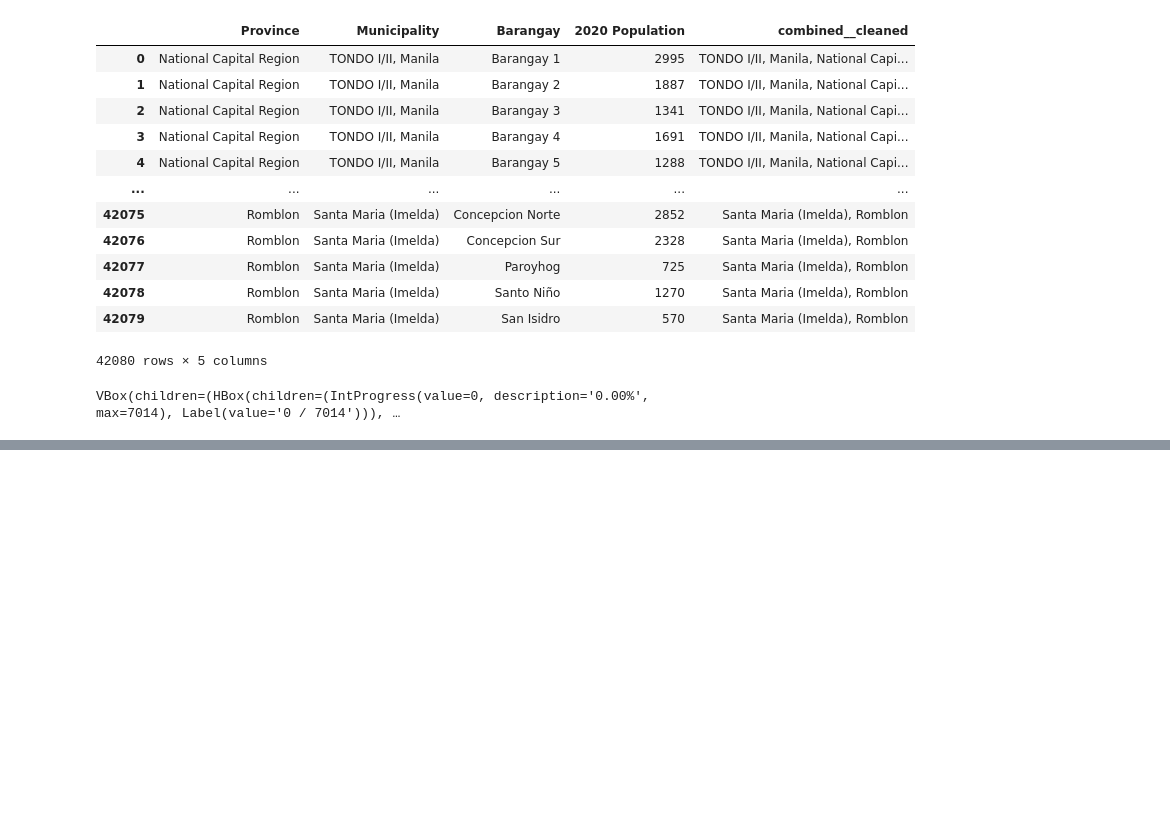
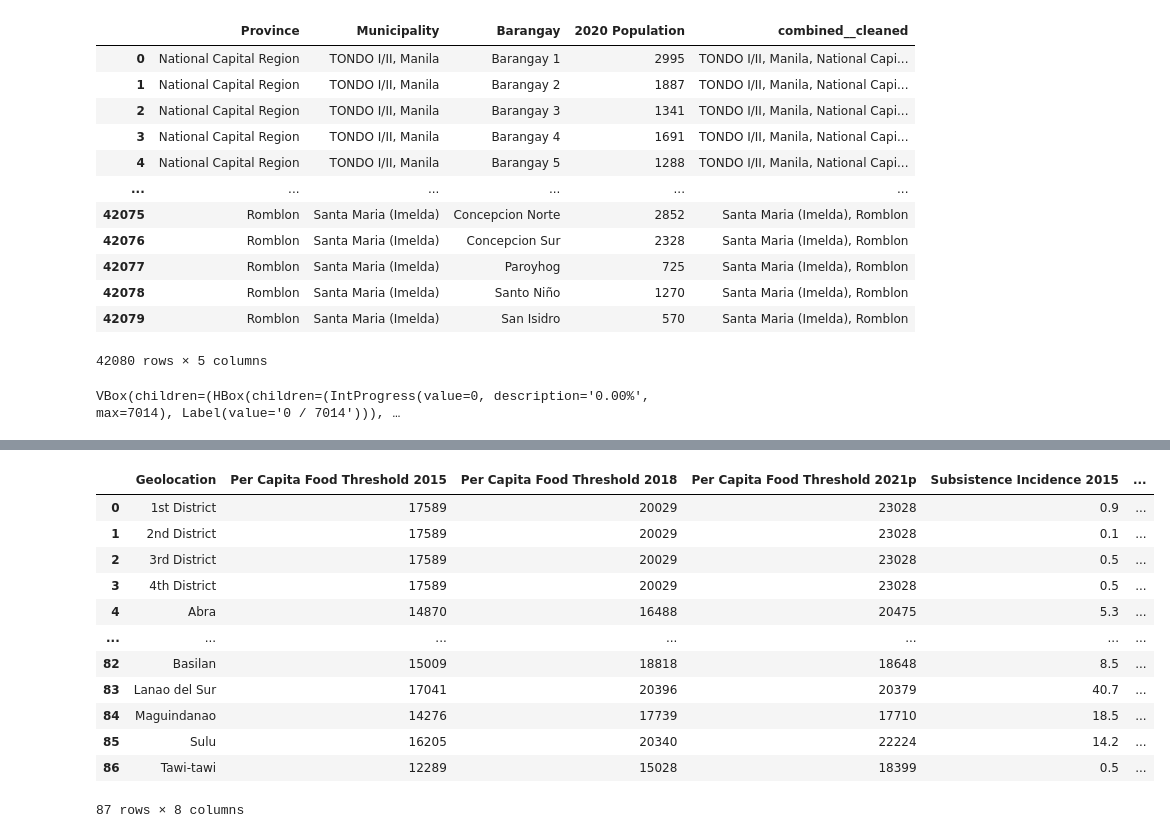
Before and after one commit to PeteCastle/5-SDGs-Dataset, a Jupyter notebook: main.ipynb, the cells around one changed output, grey strips where cells are left out. Saved outputs shown, nothing was run; the diff lists cells and outputs as text; code cells hidden in the pictures; blank space fills up the shorter version.

```diff
--- a/main.ipynb
+++ b/main.ipynb
@@ -66,0 +215,17 @@ OSError: Cannot save file into a non-existent directory: 'partial_data'
+# %%
+food_threshold_subsistence_family = food_threshold_subsistence_family.get()
+display(food_threshold_subsistence_family)
+# %% [output]
+|  | Geolocation | Per Capita Food Threshold 2015 | Per Capita Food Threshold 2018 | Per Capita Food Threshold 2021p | Subsistence Incidence 2015 | ... |
+| 0 | 1st District | 17589 | 20029 | 23028 | 0.9 | ... |
+| 1 | 2nd District | 17589 | 20029 | 23028 | 0.1 | ... |
+| 2 | 3rd District | 17589 | 20029 | 23028 | 0.5 | ... |
+| 3 | 4th District | 17589 | 20029 | 23028 | 0.5 | ... |
+| 4 | Abra | 14870 | 16488 | 20475 | 5.3 | ... |
+| ... | ... | ... | ... | ... | ... | ... |
+| 82 | Basilan | 15009 | 18818 | 18648 | 8.5 | ... |
+| 83 | Lanao del Sur | 17041 | 20396 | 20379 | 40.7 | ... |
+| 84 | Maguindanao | 14276 | 17739 | 17710 | 18.5 | ... |
+| 85 | Sulu | 16205 | 20340 | 22224 | 14.2 | ... |
+| 86 | Tawi-tawi | 12289 | 15028 | 18399 | 0.5 | ... |
+87 rows × 8 columns
```
Also changed, not shown: parts of 16 cells of this notebook, 34 other files.
